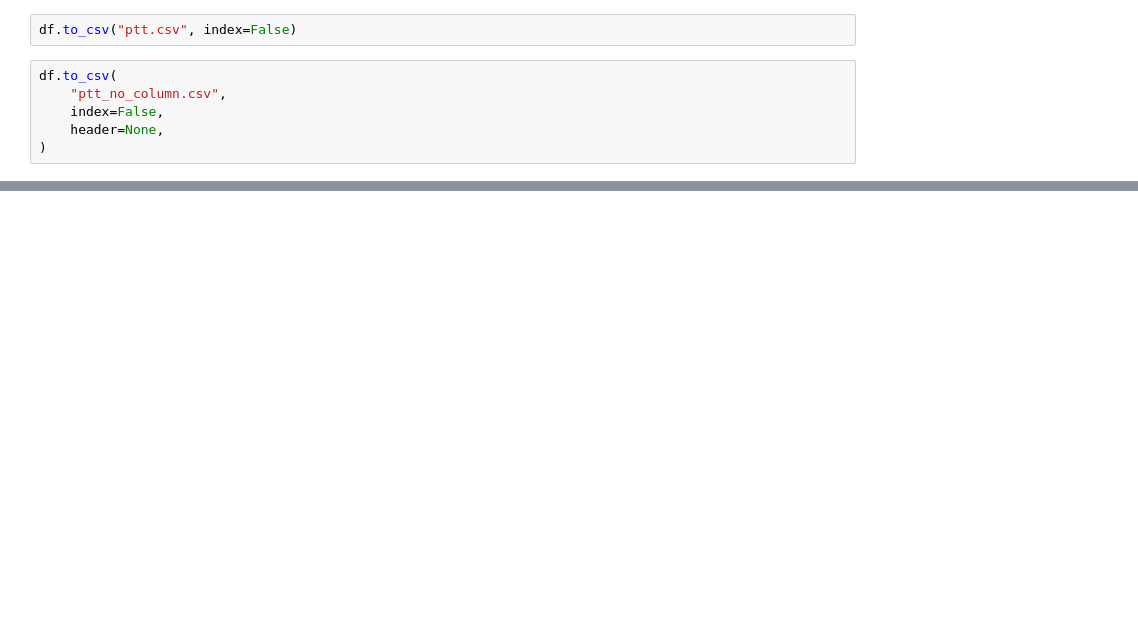
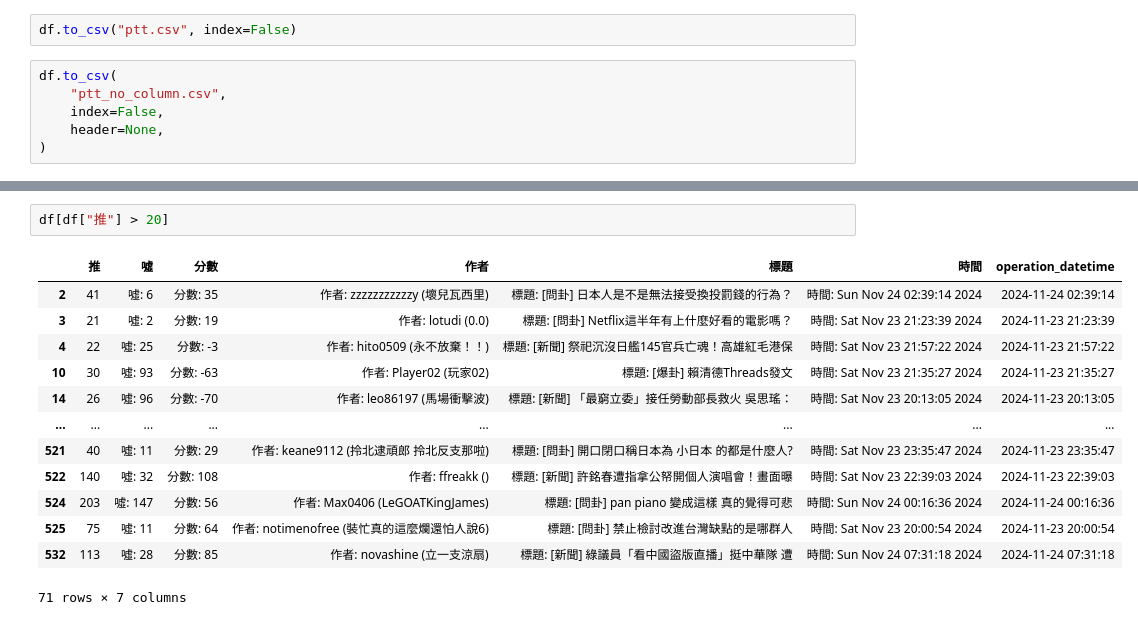
Before and after one commit to uuboyscy/cii101, a Jupyter notebook: pyetl/p_10_pandas_ptt.ipynb, the cells around one changed output, grey strips where cells are left out. Cells and saved outputs as stored; diff of their text form; blank space fills up the shorter version.

```diff
--- a/pyetl/p_10_pandas_ptt.ipynb
+++ b/pyetl/p_10_pandas_ptt.ipynb
@@ -112,0 +283,16 @@ df.to_csv(
+# %%
+df[df["推"] > 20]
+# %% [output]
+|  | 推 | 噓 | 分數 | 作者 | 標題 | 時間 | operation_datetime |
+| 2 | 41 | 噓: 6 | 分數: 35 | 作者: zzzzzzzzzzzy (壞兒瓦西里) | 標題: [問卦] 日本人是不是無法接受換投罰錢的行為？ | 時間: Sun Nov 24 02:39:14 2024 | 2024-11-24 02:39:14 |
+| 3 | 21 | 噓: 2 | 分數: 19 | 作者: lotudi (0.0) | 標題: [問卦] Netflix這半年有上什麼好看的電影嗎？ | 時間: Sat Nov 23 21:23:39 2024 | 2024-11-23 21:23:39 |
+| 4 | 22 | 噓: 25 | 分數: -3 | 作者: hito0509 (永不放棄！！) | 標題: [新聞] 祭祀沉沒日艦145官兵亡魂！高雄紅毛港保 | 時間: Sat Nov 23 21:57:22 2024 | 2024-11-23 21:57:22 |
+| 10 | 30 | 噓: 93 | 分數: -63 | 作者: Player02 (玩家02) | 標題: [爆卦] 賴清德Threads發文 | 時間: Sat Nov 23 21:35:27 2024 | 2024-11-23 21:35:27 |
+| 14 | 26 | 噓: 96 | 分數: -70 | 作者: leo86197 (馬場衝擊波) | 標題: [新聞] 「最窮立委」接任勞動部長救火 吳思瑤： | 時間: Sat Nov 23 20:13:05 2024 | 2024-11-23 20:13:05 |
+| ... | ... | ... | ... | ... | ... | ... | ... |
+| 521 | 40 | 噓: 11 | 分數: 29 | 作者: keane9112 (拎北逮頑郎 拎北反支那啦) | 標題: [問卦] 開口閉口稱日本為 小日本 的都是什麼人? | 時間: Sat Nov 23 23:35:47 2024 | 2024-11-23 23:35:47 |
+| 522 | 140 | 噓: 32 | 分數: 108 | 作者: ffreakk () | 標題: [新聞] 許銘春遭指拿公帑開個人演唱會！畫面曝 | 時間: Sat Nov 23 22:39:03 2024 | 2024-11-23 22:39:03 |
+| 524 | 203 | 噓: 147 | 分數: 56 | 作者: Max0406 (LeGOATKingJames) | 標題: [問卦] pan piano 變成這樣 真的覺得可悲 | 時間: Sun Nov 24 00:16:36 2024 | 2024-11-24 00:16:36 |
+| 525 | 75 | 噓: 11 | 分數: 64 | 作者: notimenofree (裝忙真的這麼爛還怕人說6) | 標題: [問卦] 禁止檢討改進台灣缺點的是哪群人 | 時間: Sat Nov 23 20:00:54 2024 | 2024-11-23 20:00:54 |
+| 532 | 113 | 噓: 28 | 分數: 85 | 作者: novashine (立一支涼扇) | 標題: [新聞] 綠議員「看中國盜版直播」挺中華隊 遭 | 時間: Sun Nov 24 07:31:18 2024 | 2024-11-24 07:31:18 |
+71 rows × 7 columns
```
Also changed, not shown: parts of 19 cells of this notebook, 10 other files.
